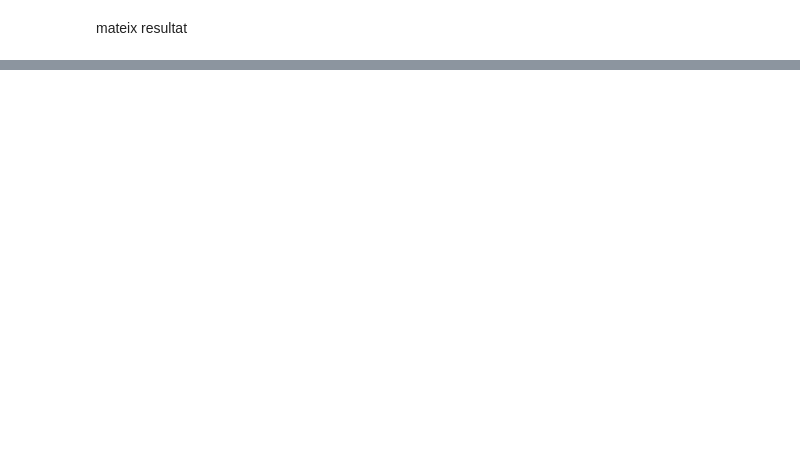
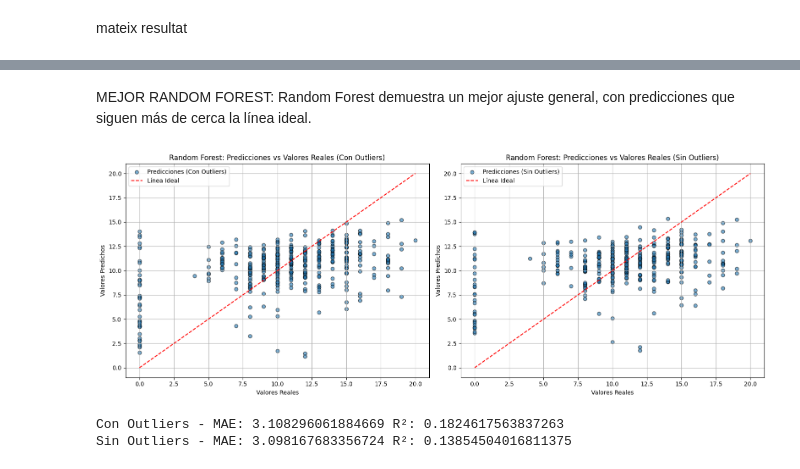
Before and after one commit to DCC-UAB/ACproject-9-grup, a Jupyter notebook: g3/g31.ipynb, the cells around one changed output, grey strips where cells are left out. Cells and saved outputs as stored; diff of their text form; code cells hidden in the pictures; blank space fills up the shorter version.

```diff
--- a/g3/g31.ipynb
+++ b/g3/g31.ipynb
@@ -515,0 +945,68 @@ mateix resultat
+# %% [markdown]
+MEJOR RANDOM FOREST: Random Forest demuestra un mejor ajuste general, con predicciones que siguen más de cerca la línea ideal.
+# %%
+
+# Configuración de Random Forest
+rf_params = {'random_state': 1,'n_estimators': 150, 'max_features': 0.7, 'max_depth': 20}
+rf_model = RandomForestRegressor(**rf_params)
+
+# Separar las variables predictoras y objetivo
+X_outliers = df.drop(['G3', 'G2', 'G1'], axis=1)
+y_outliers = df['G3']
+
+X_no_outliers = df_no_outliers.drop(['G3', 'G2', 'G1'], axis=1)
+y_no_outliers = df_no_outliers['G3']
+
+# Escalar los datos
+scaler = StandardScaler()
+X_outliers = scaler.fit_transform(X_outliers)
+X_no_outliers = scaler.fit_transform(X_no_outliers)
+
+# Validación cruzada con outliers
+predictions_outliers = cross_val_predict(rf_model, X_outliers, y_outliers, cv=10)
+
+# Validación cruzada sin outliers
+predictions_no_outliers = cross_val_predict(rf_model, X_no_outliers, y_no_outliers, cv=10)
+
+# Gráficos de Comparación
+
+plt.figure(figsize=(16, 6))
+
+# Gráfico con outliers
+plt.subplot(1, 2, 1)
+plt.scatter(y_outliers, predictions_outliers, alpha=0.6, edgecolor='k', label='Predicciones (Con Outliers)')
+plt.plot([y_outliers.min(), y_outliers.max()], [y_outliers.min(), y_outliers.max()], color='red', linestyle='--', label='Línea Ideal')
+plt.title('Random Forest: Predicciones vs Valores Reales (Con Outliers)')
+plt.xlabel('Valores Reales')
+plt.ylabel('Valores Predichos')
+plt.legend()
+plt.grid(True)
+
+# Gráfico sin outliers
+plt.subplot(1, 2, 2)
+plt.scatter(y_no_outliers, predictions_no_outliers, alpha=0.6, edgecolor='k', label='Predicciones (Sin Outliers)')
+plt.plot([y_no_outliers.min(), y_no_outliers.max()], [y_no_outliers.min(), y_no_outliers.max()], color='red', linestyle='--', label='Línea Ideal')
+plt.title('Random Forest: Predicciones vs Valores Reales (Sin Outliers)')
+plt.xlabel('Valores Reales')
+plt.ylabel('Valores Predichos')
+plt.legend()
+plt.grid(True)
+
+plt.tight_layout()
+plt.show()
+
+# Cálculo de métricas
+# Con outliers
+mae_outliers = mean_absolute_error(y_outliers, predictions_outliers)
+r2_outliers = r2_score(y_outliers, predictions_outliers)
+
+# Sin outliers
+mae_no_outliers = mean_absolute_error(y_no_outliers, predictions_no_outliers)
+r2_no_outliers = r2_score(y_no_outliers, predictions_no_outliers)
+
+print("Con Outliers - MAE:", mae_outliers, "R²:", r2_outliers)
+print("Sin Outliers - MAE:", mae_no_outliers, "R²:", r2_no_outliers)
+# %% [output]
+[figure, added]
+Con Outliers - MAE: 3.108296061884669 R²: 0.1824617563837263
+Sin Outliers - MAE: 3.098167683356724 R²: 0.13854504016811375
```
Also changed, not shown: parts of 24 cells of this notebook, 1 other file.
